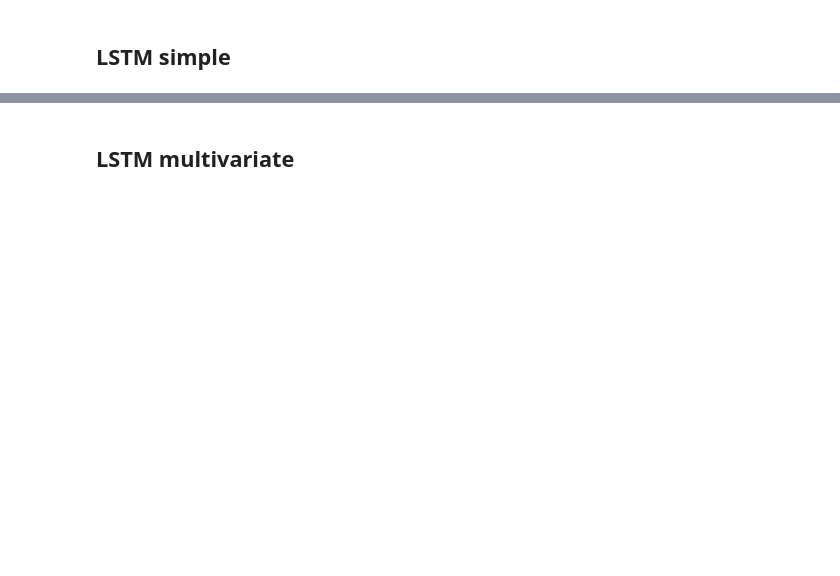
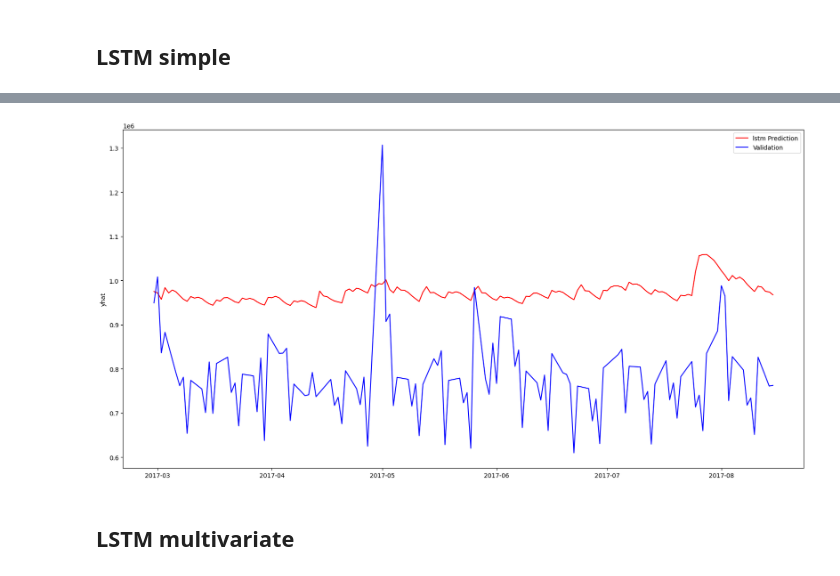
Before and after one commit to Capton1/stores-sales-forecasting-poc, a Jupyter notebook: notebooks/Model results 2 - viz.ipynb, the cells around one changed output, grey strips where cells are left out. Cells and saved outputs as stored; diff of their text form; code cells hidden in the pictures; blank space fills up the shorter version.

```diff
--- a/notebooks/Model results 2 - viz.ipynb
+++ b/notebooks/Model results 2 - viz.ipynb
@@ -181,4 +196,5 @@ Predicted 169 days
 RMSE: 8946295989.099611
 [figure]
 # %%
-predict_and_plot("lstm default_simple_scaled - 2024-01-31 12:01")
+predict_and_plot("lstm default_simple_scaled - 2024-01-31 12:14")
+# %% [output]
@@ -185,3 +218,4 @@ predict_and_plot("lstm default_simple_scaled - 2024-01-31 12:01")
+[figure, added]
 # %% [markdown]
 ## LSTM multivariate
 # %%
```
Also changed, not shown: parts of 8 cells of this notebook, 2 other files.
